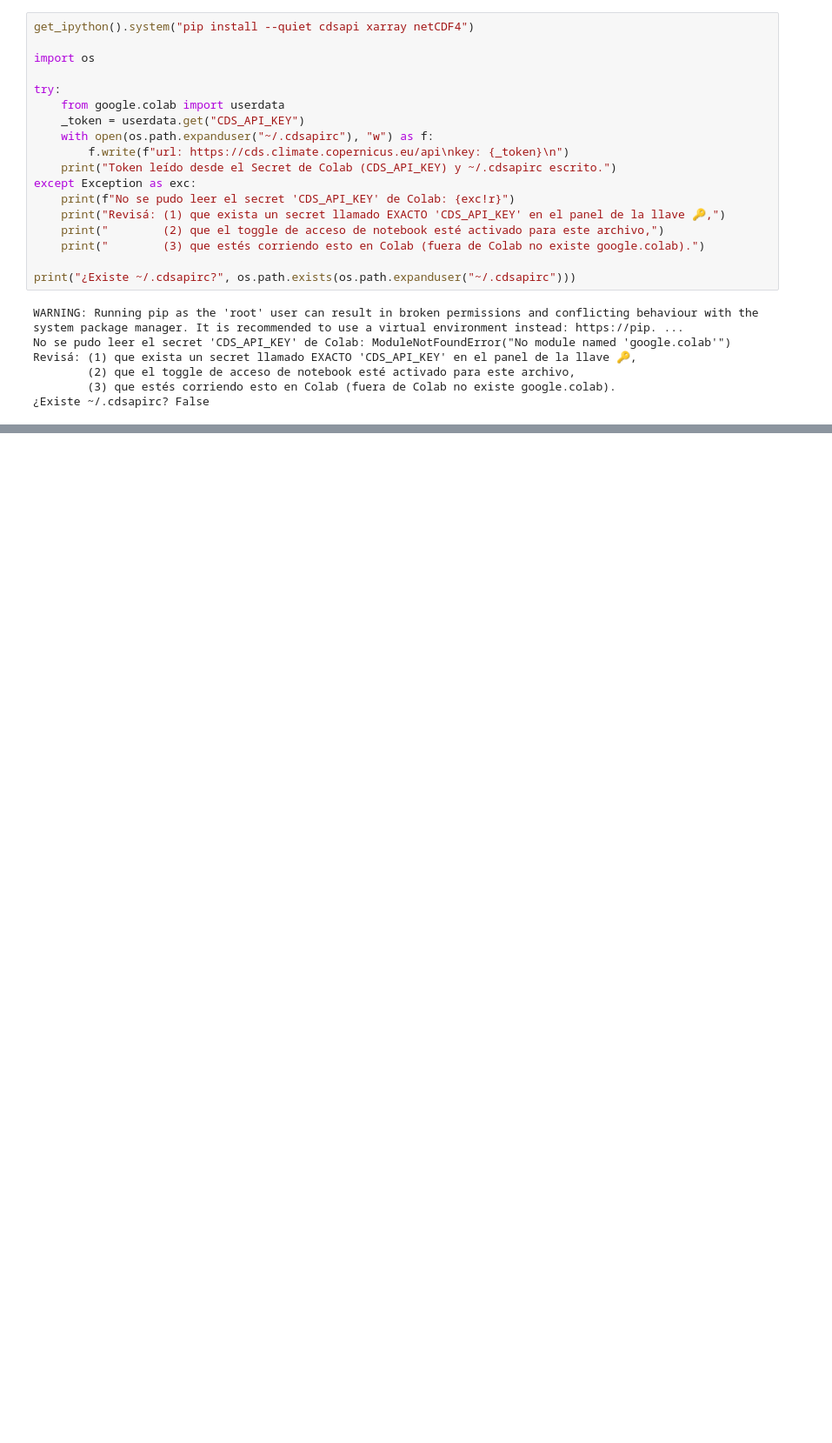
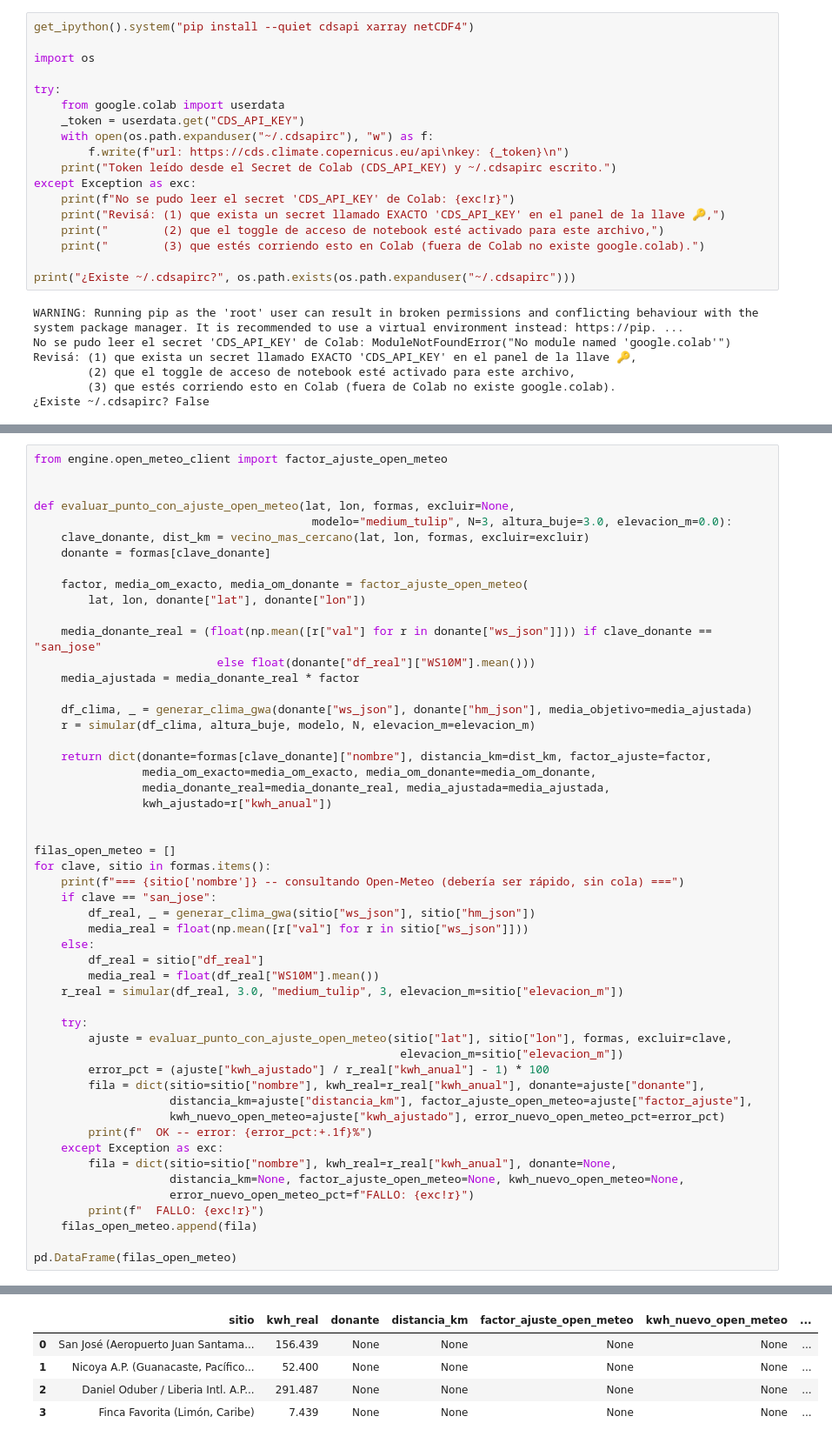
Before and after one commit to Sogo2012/ECO-Wind, a Jupyter notebook: notebooks/sensibilizar_punto_exacto.ipynb, the cells around one changed output, grey strips where cells are left out. Shown at 87% size. Drawn from its saved outputs; the diff is of its cells as text; blank space fills up the shorter version.

```diff
--- a/notebooks/sensibilizar_punto_exacto.ipynb
+++ b/notebooks/sensibilizar_punto_exacto.ipynb
@@ -511,0 +510,53 @@ No conectado a `app.py` todavía -- sigue siendo investigación.
+# %%
+from engine.open_meteo_client import factor_ajuste_open_meteo
+
+
+def evaluar_punto_con_ajuste_open_meteo(lat, lon, formas, excluir=None,
+                                         modelo="medium_tulip", N=3, altura_buje=3.0, elevacion_m=0.0):
+    clave_donante, dist_km = vecino_mas_cercano(lat, lon, formas, excluir=excluir)
+    donante = formas[clave_donante]
+
+    factor, media_om_exacto, media_om_donante = factor_ajuste_open_meteo(
+        lat, lon, donante["lat"], donante["lon"])
+
+    media_donante_real = (float(np.mean([r["val"] for r in donante["ws_json"]])) if clave_donante == "san_jose"
+                           else float(donante["df_real"]["WS10M"].mean()))
+    media_ajustada = media_donante_real * factor
+
+    df_clima, _ = generar_clima_gwa(donante["ws_json"], donante["hm_json"], media_objetivo=media_ajustada)
+    r = simular(df_clima, altura_buje, modelo, N, elevacion_m=elevacion_m)
+
+    return dict(donante=formas[clave_donante]["nombre"], distancia_km=dist_km, factor_ajuste=factor,
+                media_om_exacto=media_om_exacto, media_om_donante=media_om_donante,
+                media_donante_real=media_donante_real, media_ajustada=media_ajustada,
+                kwh_ajustado=r["kwh_anual"])
+
+
+filas_open_meteo = []
+for clave, sitio in formas.items():
+    print(f"=== {sitio['nombre']} -- consultando Open-Meteo (debería ser rápido, sin cola) ===")
+    if clave == "san_jose":
+        df_real, _ = generar_clima_gwa(sitio["ws_json"], sitio["hm_json"])
+        media_real = float(np.mean([r["val"] for r in sitio["ws_json"]]))
+    else:
+        df_real = sitio["df_real"]
+        media_real = float(df_real["WS10M"].mean())
+    r_real = simular(df_real, 3.0, "medium_tulip", 3, elevacion_m=sitio["elevacion_m"])
+
+    try:
+        ajuste = evaluar_punto_con_ajuste_open_meteo(sitio["lat"], sitio["lon"], formas, excluir=clave,
+                                                      elevacion_m=sitio["elevacion_m"])
+        error_pct = (ajuste["kwh_ajustado"] / r_real["kwh_anual"] - 1) * 100
+        fila = dict(sitio=sitio["nombre"], kwh_real=r_real["kwh_anual"], donante=ajuste["donante"],
+                    distancia_km=ajuste["distancia_km"], factor_ajuste_open_meteo=ajuste["factor_ajuste"],
+                    kwh_nuevo_open_meteo=ajuste["kwh_ajustado"], error_nuevo_open_meteo_pct=error_pct)
+        print(f"  OK -- error: {error_pct:+.1f}%")
+    except Exception as exc:
+        fila = dict(sitio=sitio["nombre"], kwh_real=r_real["kwh_anual"], donante=None,
+                    distancia_km=None, factor_ajuste_open_meteo=None, kwh_nuevo_open_meteo=None,
+                    error_nuevo_open_meteo_pct=f"FALLO: {exc!r}")
+        print(f"  FALLO: {exc!r}")
+    filas_open_meteo.append(fila)
+
+pd.DataFrame(filas_open_meteo)
+# %% [output]
@@ -511,0 +571,5 @@ No conectado a `app.py` todavía -- sigue siendo investigación.
+|  | sitio | kwh_real | donante | distancia_km | factor_ajuste_open_meteo | kwh_nuevo_open_meteo | ... |
+| 0 | San José (Aeropuerto Juan Santama... | 156.439 | None | None | None | None | ... |
+| 1 | Nicoya A.P. (Guanacaste, Pacífico... | 52.400 | None | None | None | None | ... |
+| 2 | Daniel Oduber / Liberia Intl. A.P... | 291.487 | None | None | None | None | ... |
+| 3 | Finca Favorita (Limón, Caribe) | 7.439 | None | None | None | None | ... |
```
Also changed, not shown: parts of 5 cells of this notebook.
